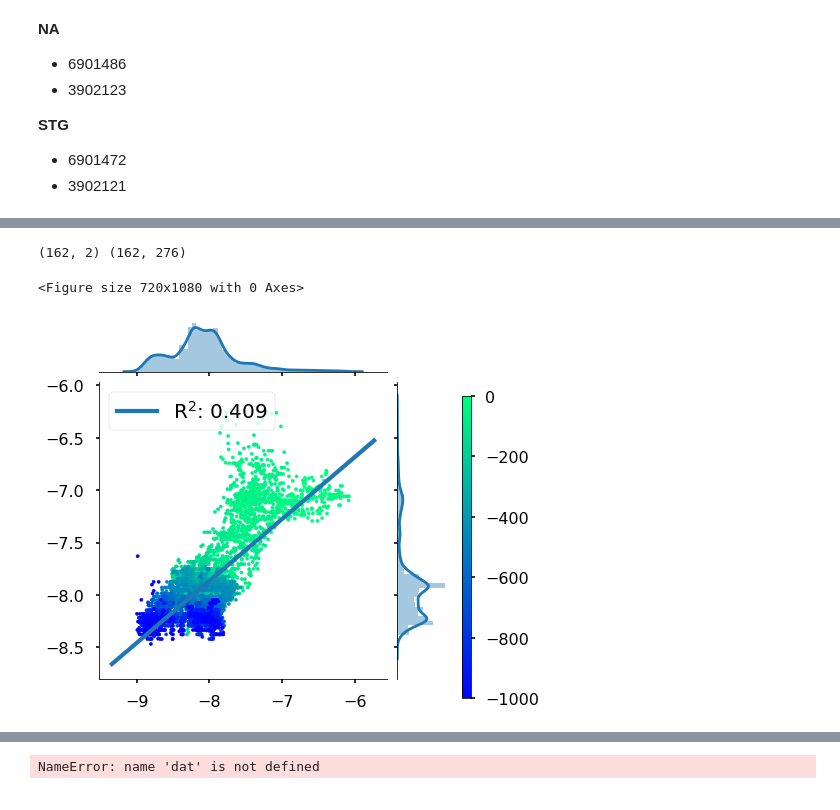
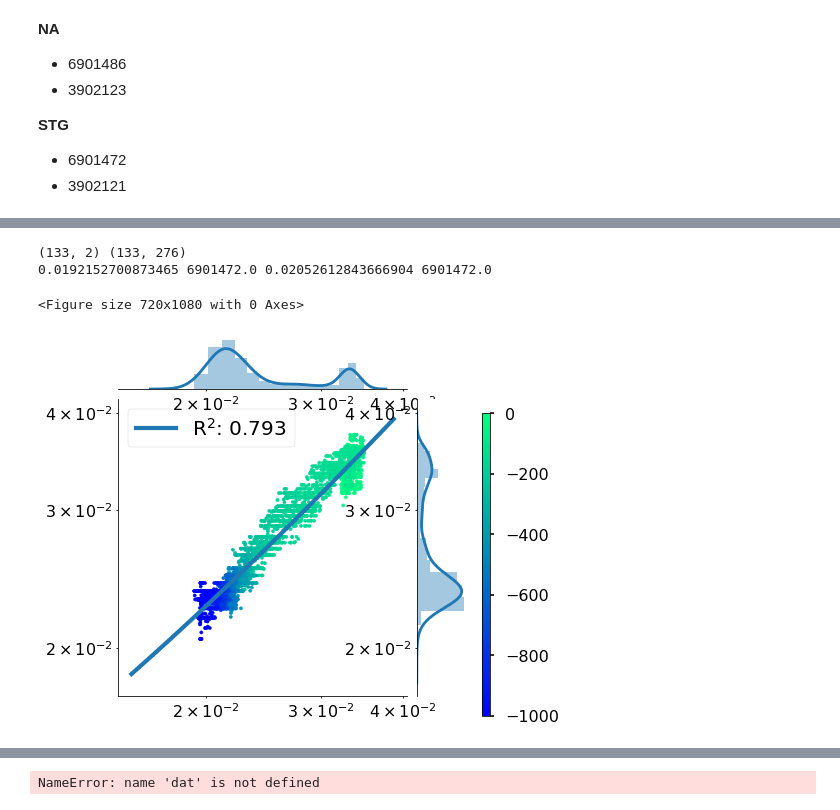
Before and after one commit to IPL-UV/ml4ocean, a Jupyter notebook: notebooks/full_walkthroughs/full_walkthrough_stg.ipynb, the cells around one changed output, grey strips where cells are left out. Drawn from its saved outputs; the diff is of its cells as text; code cells hidden in the pictures.

Commit message:
Fixed some bugs with datasets.
* replaced features.

```diff
--- a/notebooks/full_walkthroughs/full_walkthrough_stg.ipynb
+++ b/notebooks/full_walkthroughs/full_walkthrough_stg.ipynb
@@ -532,5 +536,5 @@ ypred = model.predict(dataset['Xtest'])
 # %%
-def get_scatter_validation(df, plot_config):
+def get_scatter_validation(df, df_test, plot_config):
 
     # initialize class
     valid_getter = ValidationFloats(plot_config['region'])
@@ -539,7 +543,7 @@ def get_scatter_validation(df, plot_config):
     valid_getter.get_validation_floats(plot_config['region'])
 
     # get timeseries
-    df = valid_getter.get_validation_res(dataset['ytest'], ypred, validation_float=plot_config['float'])
+    df = valid_getter.get_validation_res(df_test, df, validation_float=plot_config['float'])
 
     return df
 
@@ -592,0 +613,3 @@ y_val_scat
+# %%
+ypred_ = dataset['out_post_trans'].inverse_transform(ypred)
+ytest_ = dataset['out_post_trans'].inverse_transform(dataset['ytest'])
@@ -596,11 +641,15 @@ plot_config['region'] = DataParams.region
 plot_config['r2'] = 0.9
 plot_config['model'] = model_name
 plot_config['float'] = 3902123
-plot_config['data'] = 'Labels'
+plot_config['data'] = 'Predictions'
 
-y_val_scat = get_scatter_validation(ypred, plot_config)
+
+y_val_scat = get_scatter_validation(ypred_, ytest_, plot_config)
+print(y_val_scat.head())
+# y_val_scat.iloc[:, 3:] = y_val_scat.iloc[:, 3:]
 y_val_scat = df_2_xr(y_val_scat)
 
-plot_profiles(y_val_scat.Labels, plot_config)
+
+plot_profiles(y_val_scat.Predictions, plot_config)
 # %% [output]
 (162, 2) (162, 276)
@@ -630,12 +686,19 @@ def plot_scatter(df, plot_config):
     import seaborn as sns
 
     plt.figure(figsize=(10,15))
-    g = sns.jointplot(x="Predictions", y="Labels", data=df, kind='reg', scatter=False)
+
+
+    g = sns.jointplot(x="Predictions", y="Labels", data=df, kind='reg', scatter=False, logx=False)
+#     g.plot_marginals(sns.distplot, hist=True, kde=True, color='blue')
+
     plt.legend([fr'R$^2$: {plot_config["r2"]:.3f}'], fontsize=20, loc='upper left', )
     plt.xlabel('')
     plt.ylabel('')
     pts = g.ax_joint.scatter(x='Predictions', y='Labels', c='Depth', data=df, cmap='winter', s=10)
-
+    g.ax_joint.set_xscale('log')
+    g.ax_joint.set_yscale('log')
+    g.ax_marg_x.set_xscale('log')
+    g.ax_marg_y.set_yscale('log')
     # get the mapping from the scatter
     PCM=g.ax_joint.get_children()[1]
 
@@ -674,21 +808,23 @@ r2_score(y_val_scat['Predictions'], y_val_scat['Labels'])
 # %%
 plot_config = dict()
 
 plot_config['region'] = DataParams.region
 plot_config['model'] = model_name
-plot_config['float'] = 3902123
+plot_config['float'] = 3902121
 
-y_val_scat = get_scatter_validation(ypred, plot_config)
-
+y_val_scat = get_scatter_validation(ypred_, ytest_, plot_config)
 plot_config['r2'] = r2_score(y_val_scat['Predictions'], y_val_scat['Labels'])
+# y_val_scat.iloc[:, 2:] = np.exp(y_val_scat.iloc[:, 2:])
+# plot_config['r2'] = r2_score(y_val_scat['Predictions'], y_val_scat['Labels'])
 
 
 plot_scatter(y_val_scat, plot_config)
 # plt.savefig(SAVE_PATH + 'test.png')
 # %% [output]
-(162, 2) (162, 276)
+(133, 2) (133, 276)
+0.0192152700873465 6901472.0 0.02052612843666904 6901472.0
 <Figure size 720x1080 with 0 Axes>
-[figure, old version]
+[figure, new version]
 # %%
 plot_config = dict()
 plot_config['region'] = DataParams.region
```
Also changed, not shown: parts of 15 cells of this notebook, 2 other files.
